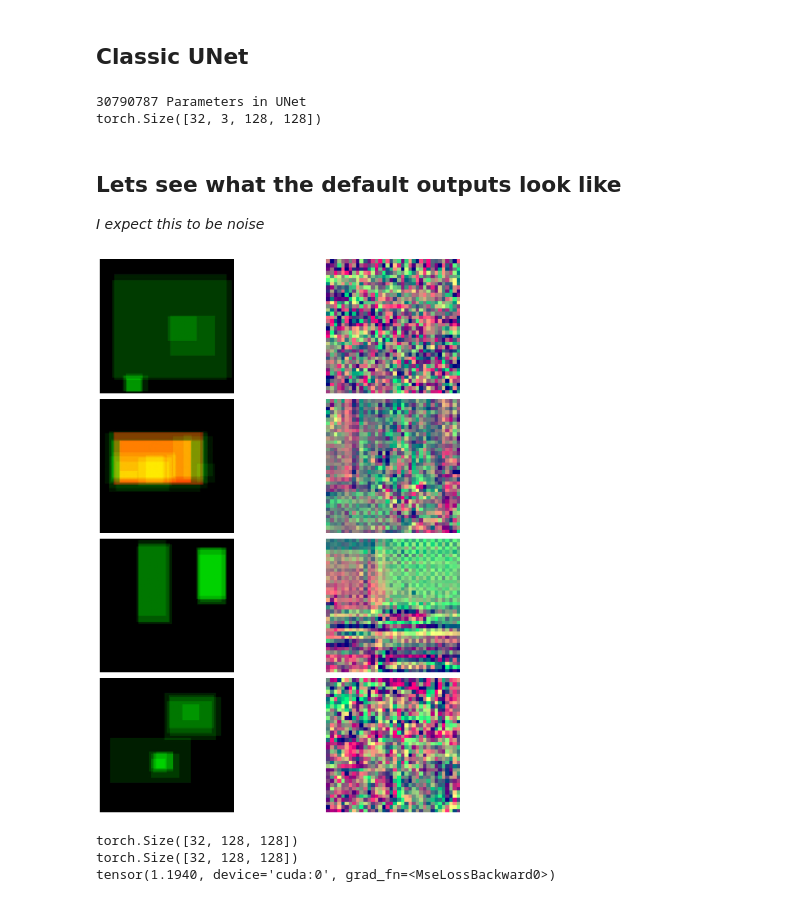
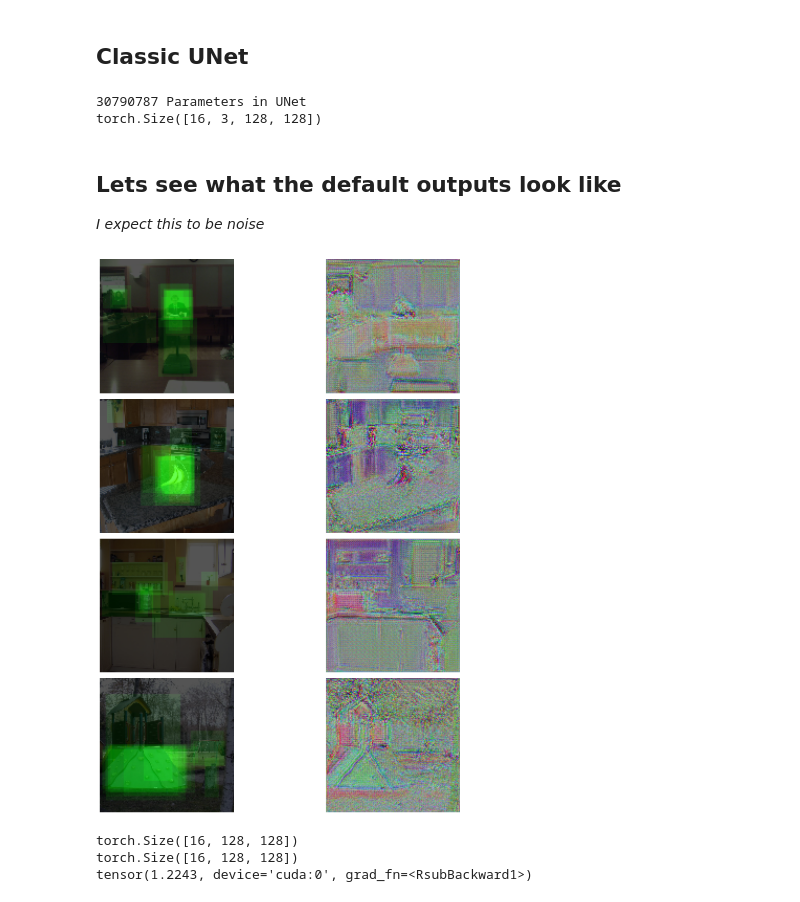
Before and after one commit to BabarKhanDev/Dissertation, a Jupyter notebook: memorability.ipynb, the cells around one changed output. Drawn from its saved outputs; the diff is of its cells as text; code cells hidden in the pictures.

```diff
--- a/memorability.ipynb
+++ b/memorability.ipynb
@@ -91,7 +91,7 @@ train_size = int(0.8 * len(dataset))
 test_size = len(dataset) - train_size
 train_dataset, test_dataset = torch.utils.data.random_split(dataset, [train_size, test_size])
 
-batch_size = 32
+batch_size = 16
 train_loader = DataLoader(dataset = train_dataset, batch_size = batch_size, shuffle=True)
 test_loader = DataLoader(dataset = test_dataset, batch_size = batch_size, shuffle=True)
 
@@ -106,7 +106,7 @@ print(f'{len(test_dataset)}  Items in Test dataset')
 import matplotlib.pyplot as plt
 
 figure = plt.figure(figsize=(15,15))
-cols, rows = 3, 10
+cols, rows = 3, 4
 for i in range(rows):
 
     images, labels = next(iter(train_loader))
@@ -145,10 +145,10 @@ class Block(nn.Module):
     def __init__(self, in_channels, out_channels):
         super().__init__()
         self.main = nn.Sequential(
-            nn.Conv2d(in_channels,out_channels,3),
+            nn.Conv2d(in_channels,out_channels,3,padding=1),
             nn.ReLU(),
             nn.BatchNorm2d(out_channels),
-            nn.Conv2d(out_channels,out_channels,3),
+            nn.Conv2d(out_channels,out_channels,3,padding=1),
             nn.ReLU(),
             nn.BatchNorm2d(out_channels),
         )
@@ -209,8 +209,6 @@ class UNet(nn.Module):
         self.decoder = Decoder(decode_channels)
 
         self.head = nn.Conv2d(decode_channels[-1], num_class, 1)
-        self.retain_dim = retain_dim
-        self.output_size = output_size
 
         """# Initialize weights
         for m in self.modules():
@@ -230,47 +228,59 @@ class UNet(nn.Module):
         decoding_features = self.decoder(encoding_features[::-1][0], encoding_features[::-1][1:])
         output = self.head(decoding_features)
 
-        if self.retain_dim:
-            output = interpolate(output, self.output_size)
+        output = torch.sigmoid(output)  # Range = [ 0, 1]
+        output = torch.mul(output, 6)   # Range = [ 0, 6]
+        output = torch.sub(output, 3)   # Range = [-3, 3]
 
-        output = torch.clamp(output, -1,1)
-        output[:,2] = torch.mul(output[:,2],0)
         return output
 
-images, _ = next(iter(train_loader))
-_ , _ , height, width = images.shape
-green_model = UNet(retain_dim=True, output_size=(height,width))
+model = UNet()
 
-total_params = sum(p.numel() for p in green_model.parameters() if p.requires_grad)
+total_params = sum(p.numel() for p in model.parameters() if p.requires_grad)
 print(f'{total_params} Parameters in UNet')
 
-output = green_model(images)
+images, _ = next(iter(train_loader))
+output = model(images)
 print(output.shape)
+
+del model, output, images
 # %% [output]
 30790787 Parameters in UNet
-torch.Size([32, 3, 128, 128])
+torch.Size([16, 3, 128, 128])
 # %% [markdown]
 ## Lets see what the default outputs look like
 <i> I expect this to be noise <i>
 # %%
 import matplotlib.pyplot as plt
 
-_, labels = next(iter(train_loader))
+images, labels = next(iter(train_loader))
+model = UNet()
+
+device = torch.device("cuda" if torch.cuda.is_available() else "cpu")
+images, labels, model = images.to(device), labels.to(device), model.to(device)
+
+ideal = torch.add(images, torch.mul(labels,2))
+
+output = model(images)
+
 figure = plt.figure(figsize=(15,15))
-output = green_model(images)
-
 cols, rows = 2, 4
 for i in range(rows):
+
     figure.add_subplot(rows,cols, cols*i+1)
     plt.axis("off")
-    plt.imshow((labels[i].cpu().detach().squeeze().permute(1, 2, 0) +1 )/ 2 )
+    plt.imshow((ideal[i].cpu().detach().squeeze().permute(1, 2, 0) +3 )/ 6 )
+
     figure.add_subplot(rows,cols, cols*i+2)
     plt.axis("off")
-    plt.imshow((output[i].cpu().detach().squeeze().permute(1, 2, 0) +1 )/ 2 )
+    plt.imshow((output[i].cpu().detach().squeeze().permute(1, 2, 0) +3 )/ 6 )
+
 plt.tight_layout()
 plt.show()
+
+del images, labels, model, output
 # %% [output]
-[figure, old version]
+[figure, new version]
 # %%
 # Set up our training environment
 device = torch.device("cuda" if torch.cuda.is_available() else "cpu")
@@ -298,12 +324,12 @@ output = model(images)
 print(output[:,0].shape)
 print(labels[:,1].shape)
 
-loss = loss_func(output[:,0],labels[:,1])
+loss = loss_func(output,labels)
 print(loss)
 # %% [output]
-torch.Size([32, 128, 128])
-torch.Size([32, 128, 128])
-tensor(1.1940, device='cuda:0', grad_fn=<MseLossBackward0>)
+torch.Size([16, 128, 128])
+torch.Size([16, 128, 128])
+tensor(1.2243, device='cuda:0', grad_fn=<RsubBackward1>)
 # %%
 print('Starting Training')
 
```
Also changed, not shown: parts of 6 cells of this notebook.
